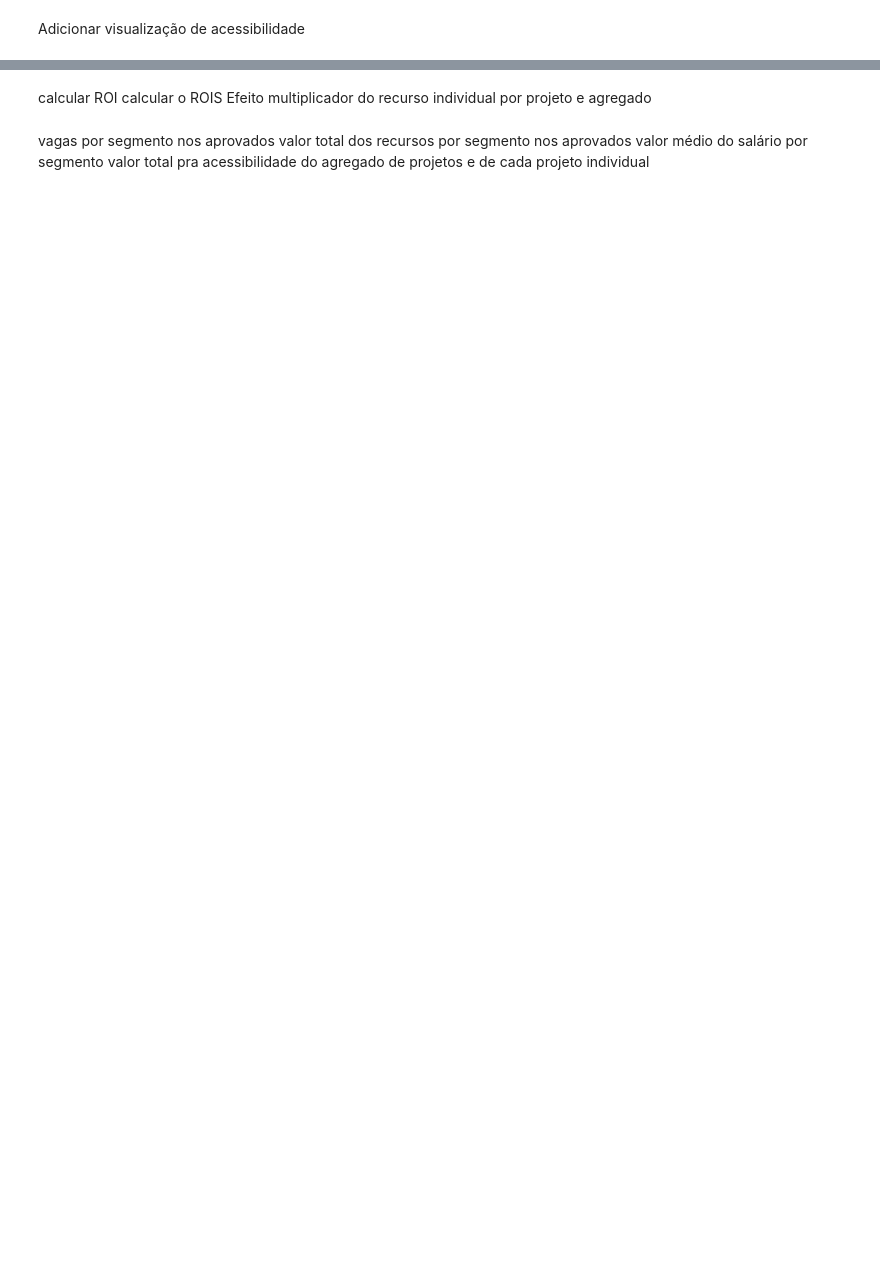
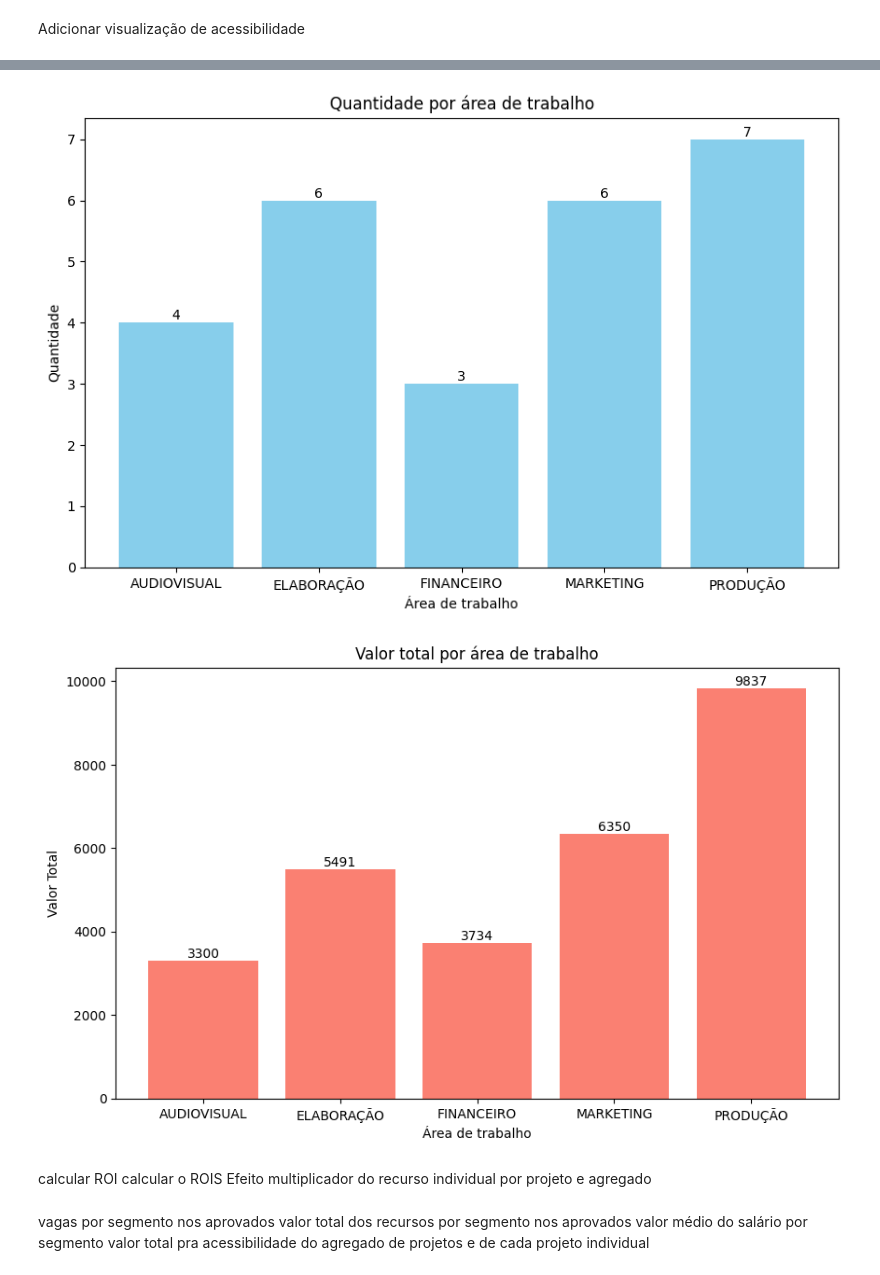
Before and after one commit to alandgmendes/analises_facilitadora, a Jupyter notebook: analise_facilitadora.ipynb, the cells around one changed output, grey strips where cells are left out. Cells and saved outputs as stored; diff of their text form; code cells hidden in the pictures; blank space fills up the shorter version.

```diff
--- a/analise_facilitadora.ipynb
+++ b/analise_facilitadora.ipynb
@@ -356,3 +598,39 @@ generate_project_charts(combined_df, "Total dos projetos")
+# %%
+# Group by 'ÁREA DE TRABALHO' and sum the 'Quantidade' and 'Valor Total'
+grouped_df = df_servicos.groupby('ÁREA DE TRABALHO').agg({'Quantidade': 'sum', 'Valor Total': 'sum'}).reset_index()
+
+# Plotting the sum of 'Quantidade' grouped by 'ÁREA DE TRABALHO'
+plt.figure(figsize=(10, 6))
+bars = plt.bar(grouped_df['ÁREA DE TRABALHO'], grouped_df['Quantidade'], color='skyblue')
+plt.title('Quantidade por área de trabalho')
+plt.xlabel('Área de trabalho')
+plt.ylabel('Quantidade')
+
+# Adding values inside the bars
+for bar in bars:
+    plt.text(bar.get_x() + bar.get_width() / 2, bar.get_height(), str(int(bar.get_height())),
+             ha='center', va='bottom')
+
+plt.savefig('sum_quantidade_by_area.png', bbox_inches='tight')
+plt.show()
+
+# Plotting the sum of 'Valor Total' grouped by 'ÁREA DE TRABALHO'
+plt.figure(figsize=(10, 6))
+bars = plt.bar(grouped_df['ÁREA DE TRABALHO'], grouped_df['Valor Total'], color='salmon')
+plt.title('Valor total por área de trabalho')
+plt.xlabel('Área de trabalho')
+plt.ylabel('Valor Total')
+
+# Adding values inside the bars
+for bar in bars:
+    plt.text(bar.get_x() + bar.get_width() / 2, bar.get_height(), str(int(bar.get_height())),
+             ha='center', va='bottom')
+
+plt.savefig('sum_valor_total_by_area.png', bbox_inches='tight')
+plt.show()
+# %% [output]
+[figure, added]
+[figure, added]
 # %% [markdown]
 calcular ROI
 calcular o ROIS
```
Also changed, not shown: parts of 18 cells of this notebook.
